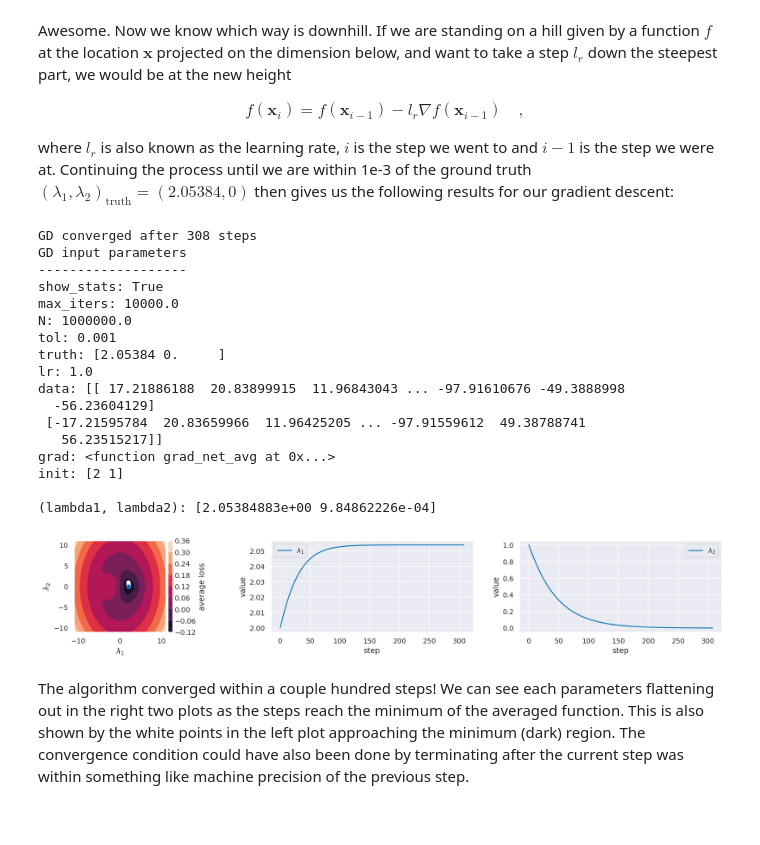
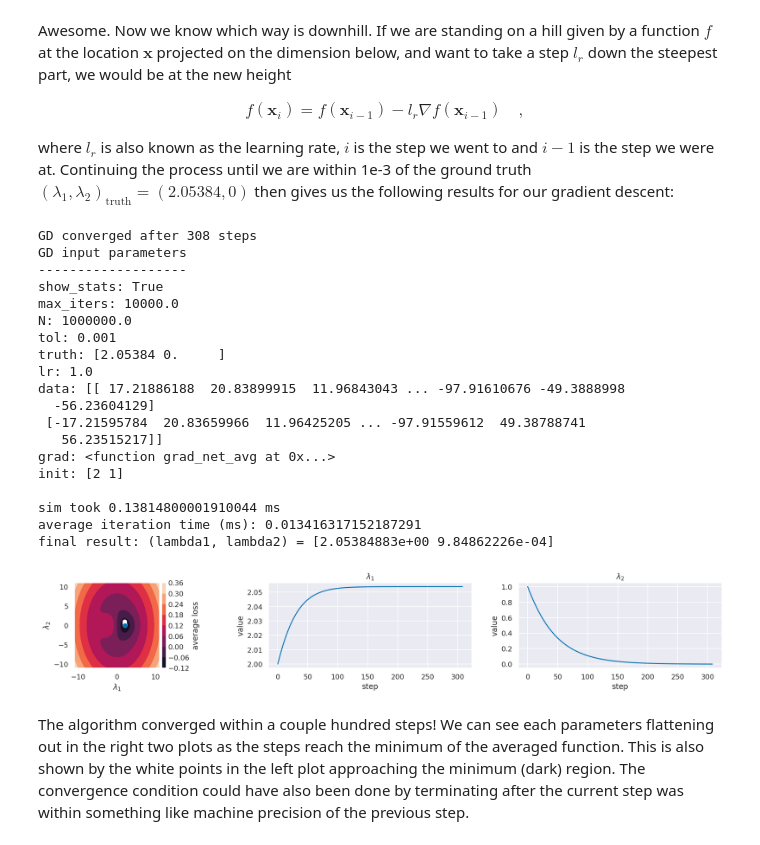
Before and after one commit to icweaver/AM207, a Jupyter notebook: HW5/AM207_HW5_IanWeaver.ipynb, the cells around one changed output. Saved outputs shown, nothing was run; the diff lists cells and outputs as text; code cells hidden in the pictures.

```diff
--- a/HW5/AM207_HW5_IanWeaver.ipynb
+++ b/HW5/AM207_HW5_IanWeaver.ipynb
@@ -285,12 +282,16 @@ def GD(init=_, grad=_, data=_, lr=_, truth=_, tol=_, N=_, max_iters=_,
     times = np.empty(N)
     sols = np.empty((N, 2))
     sols[0, :] = init
+    #sols = []
+    #sols.append(init)
     for i in range(1, N):
         start = time.perf_counter()
         sols[i, :] = sols[i-1, :] - lr * grad(*sols[i-1, :], *data)
+        #sols.append(sols[i-1] - lr * grad(*sols[i-1], *data))
         end = time.perf_counter() - start
         times[i] = end
         diff = np.sqrt(np.sum((sols[i, :] - truth)**2)) # norm distance
+        #diff = np.sqrt((sols[i][0] - truth[0])**2 + sols[i][1] - truth[1]**2) # norm distance
         if diff <= tol:
             print(f"GD converged after {i} steps")
             break
@@ -305,6 +306,7 @@ def GD(init=_, grad=_, data=_, lr=_, truth=_, tol=_, N=_, max_iters=_,
             print(f"{k}: {v}")
         print()
     return sols[:i+1, :], times[:i+1]
+    #return sols, times
 
 # plots the following:
 # i)   path of gradient descent in (lambda1, lambda2) space
@@ -337,16 +339,16 @@ def plot_descent(params, init, param_func, data=None, N_param=100, label=None):
     cbar.ax.tick_params(size=0)
 
     # lambda1 walk
-    axes[1].plot(params[:, 0], label=r"$\lambda_1$")
+    axes[1].plot(params[:, 0])
     axes[1].set_xlabel("step")
     axes[1].set_ylabel("value")
-    axes[1].legend()
+    axes[1].set_title(r"$\lambda_1$")
 
     # lambda2 walk
-    axes[2].plot(params[:, 1], label=r"$\lambda_2$")
+    axes[2].plot(params[:, 1])
     axes[2].set_xlabel("step")
     axes[2].set_ylabel("value")
-    axes[2].legend()
+    axes[2].set_title(r"$\lambda_2$")
 
     fig.tight_layout()
     plt.show()
@@ -359,38 +361,44 @@ GD_params = {
     "N": 1e6, # size of pre-allocated array to hold all lambda estimates
     "max_iters": 1e4, # GD terminates if this limit is met
     "truth": np.array([2.05384, 0.]), # (lambda_1, lambda_2) true value
     "init": np.array([2, 1]), # starting location
     "grad": grad_net_avg, # gradient function
     "data": data, # input data
     "show_stats": True, # print out ingredients?
 }
-
-# run GD
 lambdas_GD, times_GD = GD(**GD_params)
-print(f"(lambda1, lambda2): {lambdas_GD[-1, :]}")
+start = time.perf_counter()
+lambdas_GD = np.array(lambdas_GD).reshape(len(lambdas_GD), 2)
+end = time.perf_counter() - start
+print(f"sim took {end * 1e3} ms")
+print(f"average iteration time (ms): {np.mean(times_GD * 1e3)}")
+#print(f"(lambda1, lambda2): {lambdas_GD[-1, :]}")
+print(f"final result: (lambda1, lambda2) = {lambdas_GD[-1]}")
 
 # display results
 plot_descent(lambdas_GD, GD_params["init"], loss_func_avg, data,
              label="average loss")
 # %% [output]
 GD converged after 308 steps
 GD input parameters
 -------------------
 show_stats: True
 max_iters: 10000.0
 N: 1000000.0
 tol: 0.001
 truth: [2.05384 0.     ]
 lr: 1.0
 data: [[ 17.21886188  20.83899915  11.96843043 ... -97.91610676 -49.3888998
   -56.23604129]
  [-17.21595784  20.83659966  11.96425205 ... -97.91559612  49.38788741
    56.23515217]]
 grad: <function grad_net_avg at 0x...>
 init: [2 1]
 
-(lambda1, lambda2): [2.05384883e+00 9.84862226e-04]
+sim took 0.13814800001910044 ms
+average iteration time (ms): 0.013416317152187291
+final result: (lambda1, lambda2) = [2.05384883e+00 9.84862226e-04]
-[figure, old version]
+[figure, new version]
 # %% [markdown]
 The algorithm converged within a couple hundred steps! We can see each parameters flattening out in the right two plots as the steps reach the minimum of the averaged function. This is also shown by the white points in the left plot approaching the minimum (dark) region. The convergence condition could have also been done by terminating after the current step was within something like machine precision of the previous step.
 # %% [markdown]
```
Also changed, not shown: parts of 16 cells of this notebook, 2 other files.
